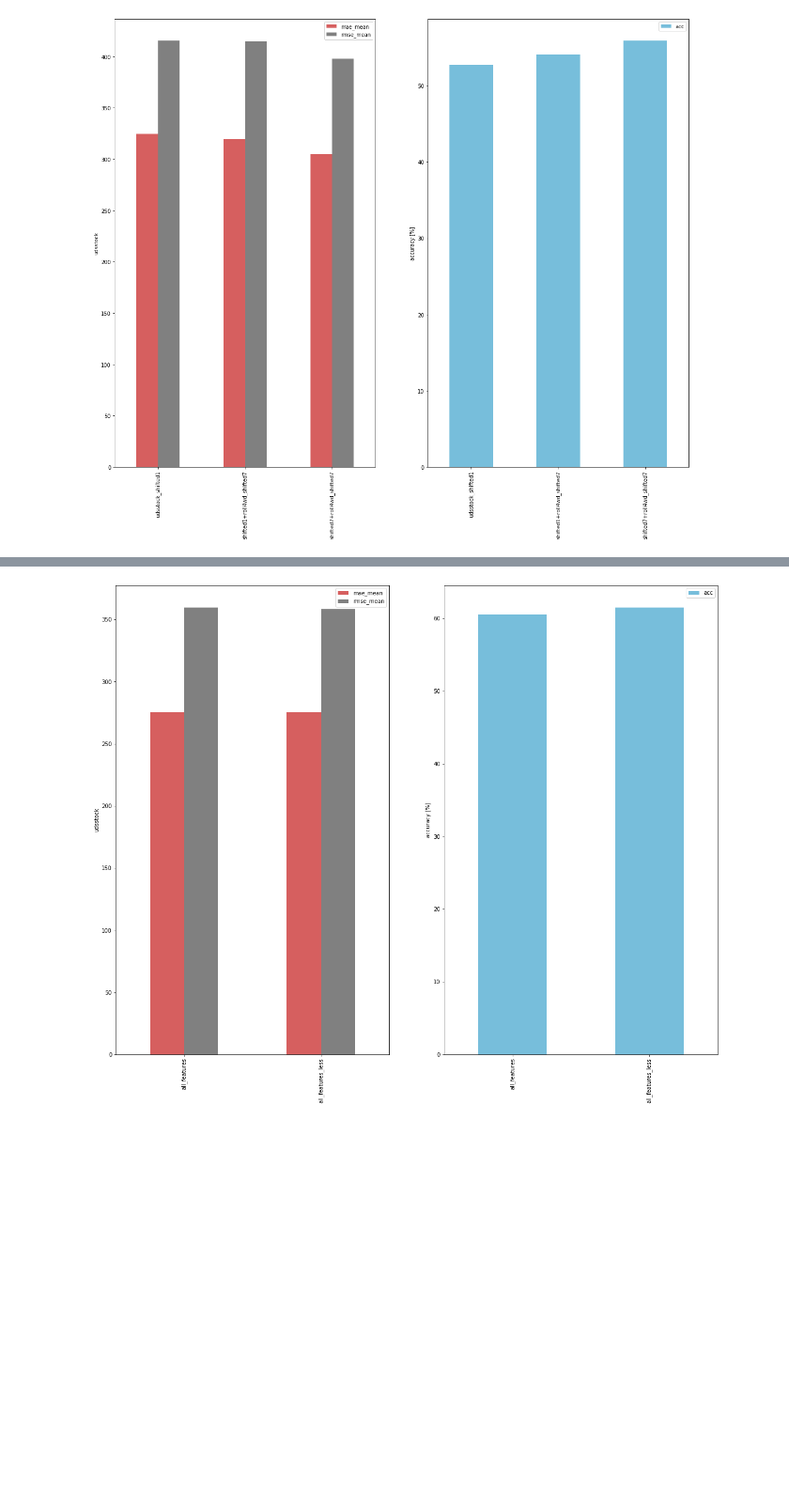
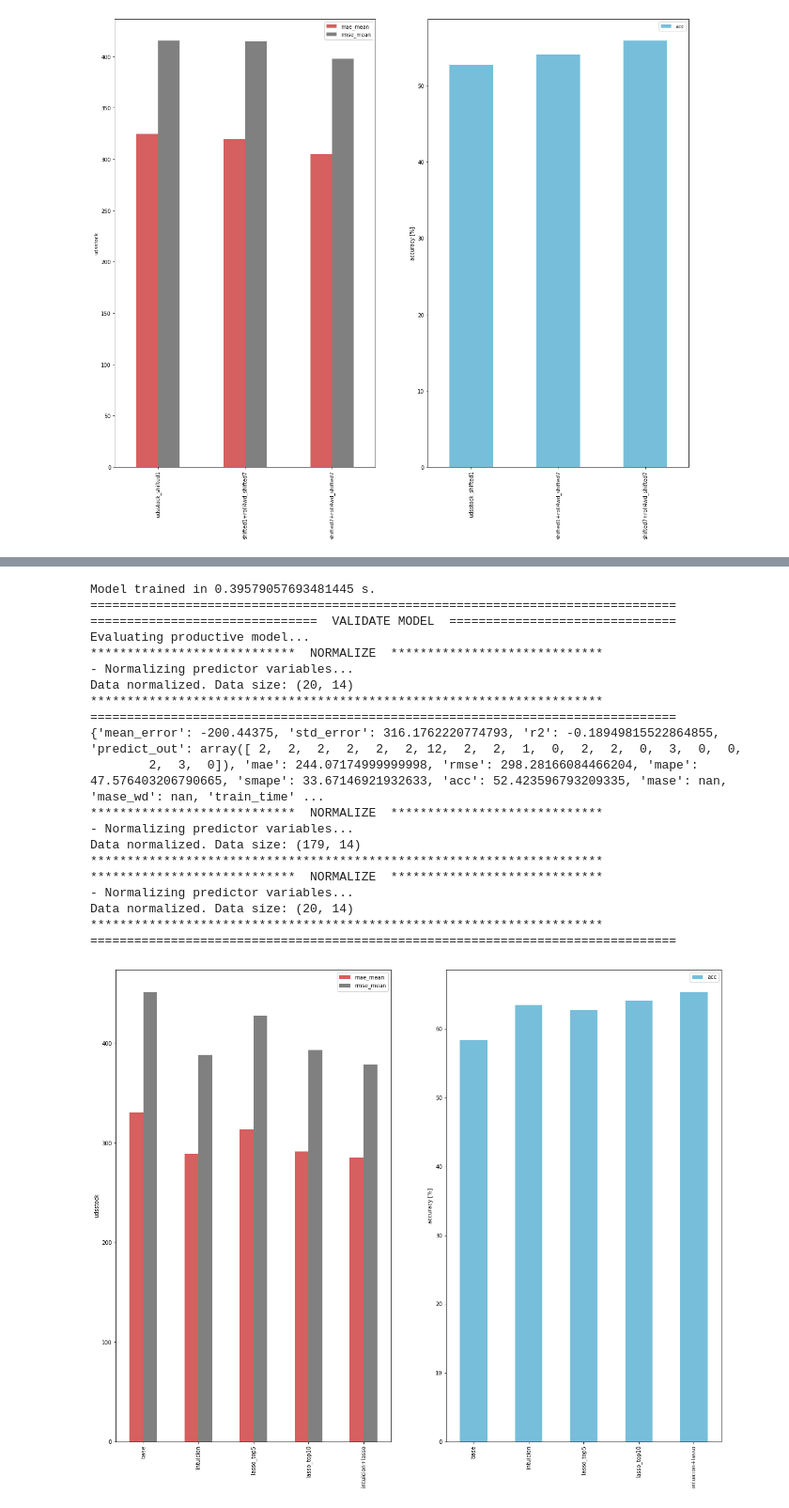
Before and after one commit to PLombao/TFM_StockForecast, a Jupyter notebook: notebooks/EDA_Features_Stock.ipynb, the cells around one changed output, grey strips where cells are left out. Shown: that part at 94% size. Saved outputs shown, nothing was run; the diff lists cells and outputs as text; code cells hidden in the pictures; blank space fills up the shorter version.

```diff
--- a/notebooks/EDA_Features_Stock.ipynb
+++ b/notebooks/EDA_Features_Stock.ipynb
@@ -572,0 +678,16 @@ plt.savefig("reports/features/all_features.png")
+# %%
+prod = "30"
+main_df = load_data()
+data = main_df.loc[main_df.stockMissingType == 0].reset_index(drop=True)
+data = data.loc[data.producto == prod]
+data = prepare_train_data(data)
+features = ['udsprevisionempresa','promo', 'festivo',  'quarter', 'month', 'weekofyear',
+       'working_day', 'sin_weekday', 'cos_weekday', 'is_august', 'spring',
+       'summer', 'autumn', 'winter','roll4wd_udsprevisionempresa',
+       'udsprevisionempresa_shifted-1', 'udsprevisionempresa_shifted-2',
+       'udsprevisionempresa_shifted-3', 'udsprevisionempresa_shifted-4',
+       'udsprevisionempresa_shifted-5', 'udsprevisionempresa_shifted-6',
+       'udsprevisionempresa_shifted-7','udsstock_shifted1', 'udsstock_shifted7',
+        'roll4wd_udsstock_shifted1','roll4wd_udsstock_shifted7', 'roll4_udstock_shifted1',
+       'udsventa_shifted1']
+estimator = RandomForestRegressor(n_estimators=200)
@@ -573,25 +1082,27 @@ plt.savefig("reports/features/all_features.png")
 # %%
-features = {"all_features" : ['fecha', 'producto', 'udsstock', 'udsprevisionempresa',
-                                           'promo', 'festivo', 'weekday',
-                                           'working_day', 'sin_weekday', 'cos_weekday', 'is_august', 'spring',
-                                           'summer', 'autumn', 'winter',
-                                           'udsprevisionempresa_shifted-1', 'udsprevisionempresa_shifted-2',
-                                           'udsstock_shifted1', 'udsstock_shifted7', 'roll4wd_udsstock_shifted1','roll4wd_udsstock_shifted7',
-                                           'udsventa_shifted1'],
-            "all_features_less" : ['fecha', 'producto', 'udsstock', 'udsprevisionempresa',
+features = {"base":["fecha", 'producto','udsprevisionempresa','udsventa_shifted1', "udsstock", "udsstock_shifted1"],
+            "intuicion" : ['fecha', 'producto', 'udsstock', 'udsprevisionempresa',
                                            'promo', 'festivo', 'weekday',
                                            'working_day', 'is_august', 'spring',
                                            'summer', 'autumn', 'winter',
                                            'udsprevisionempresa_shifted-1',
                                             'udsstock_shifted7', 'roll4wd_udsstock_shifted7',
-                                           ]
+                                           ],
+            "lasso_top5": ["producto","fecha","udsstock"] + features_rank.iloc[:5].features.tolist(),
+             "lasso_top10": ["producto","fecha","udsstock"] + features_rank.iloc[:10].features.tolist(),
+            "intuicion+lasso" : ['fecha', 'producto', 'udsstock', 'roll4wd_udsprevisionempresa',
+                                            'working_day', 'month', "quarter","weekofyear",
+                                           'summer', 'autumn', 'winter',"cos_weekday","sin_weekday",
+                                           'udsprevisionempresa_shifted-1','udsprevisionempresa_shifted-6',
+                                            'udsstock_shifted7', 'roll4wd_udsstock_shifted7',
+                                           ],
 
            }
 
 all_metrics = []
 for feature in list(features):
 
-    metrics, _ = train(main_df, "30", features[feature])
+    metrics, _ = train(main_df, "32", features[feature])
     metrics["model"] = feature
     all_metrics.append(metrics)
 all_metrics
@@ -607,7 +1118,7 @@ axes[1].set_ylabel("accuracy [%]")
 axes[1].set_xlabel("")
 
 
-plt.savefig("reports/features/all_features_less.png")
+plt.savefig("reports/features/all_features32.png")
 # %% [output]
 ===================  FILTER TRAIN DATA  ====================
 Dropped rows corresponding to 23 to 26-03-2020 for not having the ventas data for these days.
@@ -682 +1276,21 @@ Data normalized. Data size: (20, 13)
+Model trained in 0.39579057693481445 s.
+================================================================================
+===============================  VALIDATE MODEL  ===============================
+Evaluating productive model...
+****************************  NORMALIZE  *****************************
+- Normalizing predictor variables...
+Data normalized. Data size: (20, 14)
+**********************************************************************
+================================================================================
+{'mean_error': -200.44375, 'std_error': 316.1762220774793, 'r2': -0.18949815522864855, 'predict_out': array([ 2,  2,  2,  2,  2,  2, 12,  2,  2,  1,  0,  2,  2,  0,  3,  0,  0,
+        2,  3,  0]), 'mae': 244.07174999999998, 'rmse': 298.28166084466204, 'mape': 47.576403206790665, 'smape': 33.67146921932633, 'acc': 52.423596793209335, 'mase': nan, 'mase_wd': nan, 'train_time' ...
+****************************  NORMALIZE  *****************************
+- Normalizing predictor variables...
+Data normalized. Data size: (179, 14)
+**********************************************************************
+****************************  NORMALIZE  *****************************
+- Normalizing predictor variables...
+Data normalized. Data size: (20, 14)
+**********************************************************************
+================================================================================
-[figure, old version]
+[figure, new version]
```
Also changed, not shown: parts of 14 cells of this notebook, 7 other files.
